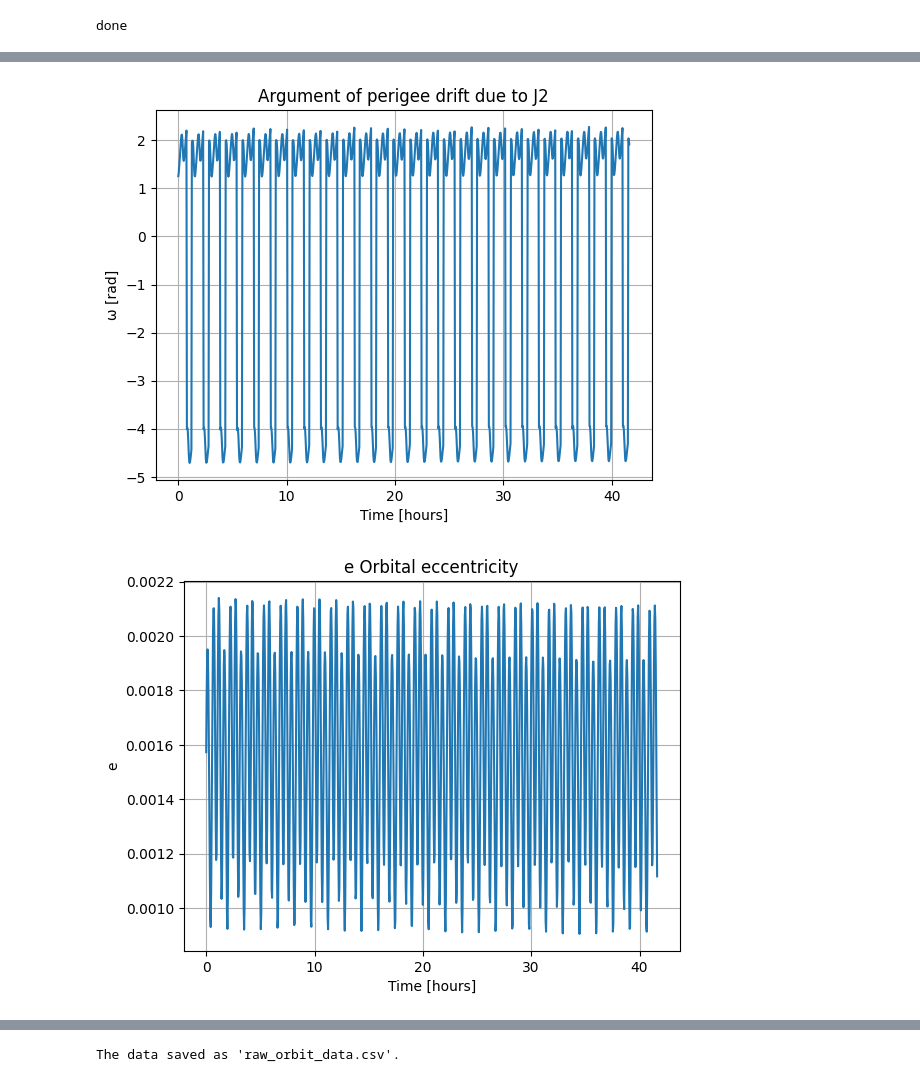
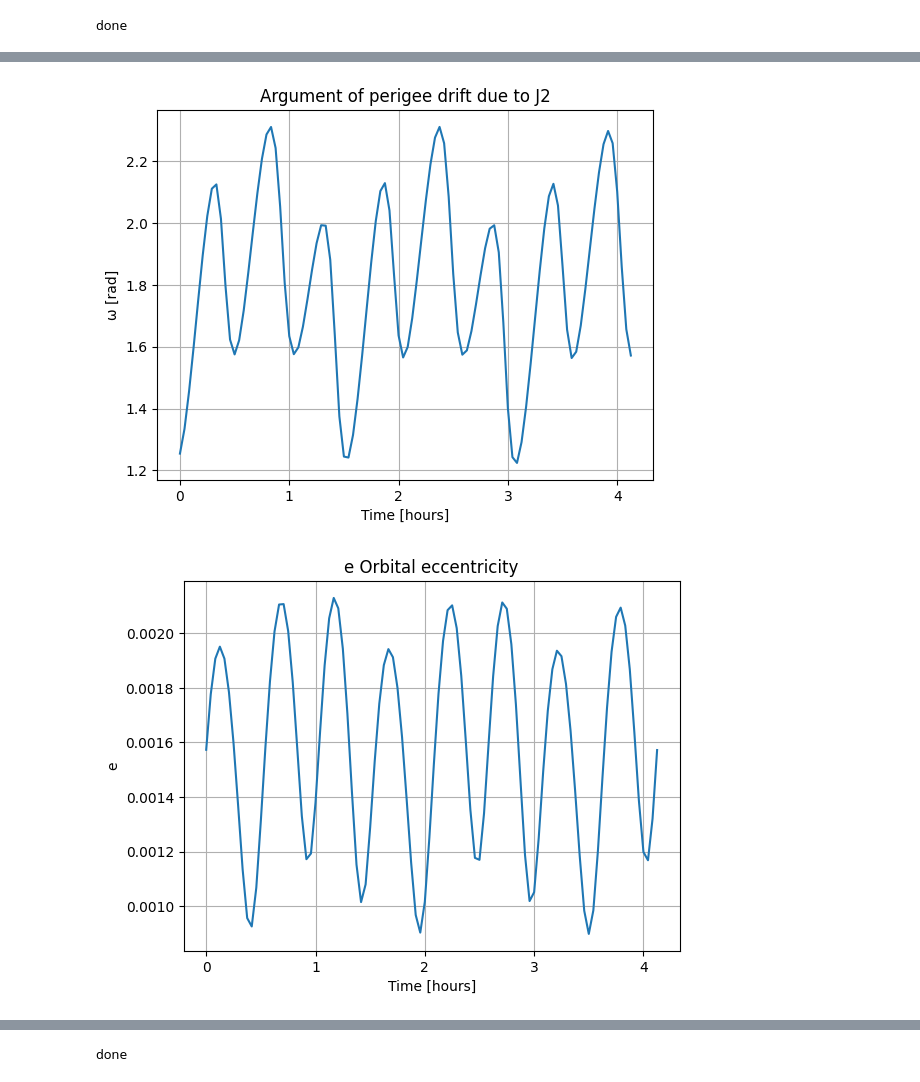
Before and after one commit to SS26-27-JMU-Praktikum-Koopman-EDMD/orekit-propagator, a Jupyter notebook: src/reference_propagator.ipynb, the cells around one changed output, grey strips where cells are left out. Cells and saved outputs as stored; diff of their text form; code cells hidden in the pictures.

Commit message:
EGM2008 was added. The data was split into training and prediction sets. The argument of perigee was constrained to the range of -π to π.

```diff
--- a/src/reference_propagator.ipynb
+++ b/src/reference_propagator.ipynb
@@ -85,7 +139,11 @@ from org.hipparchus.ode.nonstiff import DormandPrince853Integrator
 from org.orekit.propagation import SpacecraftState
 from org.orekit.orbits import OrbitType
 from org.orekit.utils import IERSConventions
-
+from org.orekit.forces.gravity import HolmesFeatherstoneAttractionModel
+from org.orekit.forces.gravity.potential import GravityFieldFactory
+from org.orekit.frames import ITRFVersion
+import numpy as np
+import matplotlib.pyplot as plt
 
 minStep = 0.001
 maxStep = 1000.0
@@ -103,11 +161,10 @@ propagator.setOrbitType(OrbitType.CARTESIAN)
 
 propagator.setInitialState(SpacecraftState(keplerianOrbit))
 
-from org.orekit.forces.gravity import HolmesFeatherstoneAttractionModel
-from org.orekit.forces.gravity.potential import GravityFieldFactory
-from org.orekit.frames import ITRFVersion
+degree = 20 # Latitude effect (such as J2, J3)
+order = 20  # Longitude effect
 
-provider = GravityFieldFactory.getNormalizedProvider(30, 0)
+provider = GravityFieldFactory.getNormalizedProvider(degree, order)
 
 earthFrame = FramesFactory.getITRF(
     IERSConventions.IERS_2010,
@@ -115,11 +172,12 @@ earthFrame = FramesFactory.getITRF(
 )
 
 # Gravitational Force Model
-gravity_force = HolmesFeatherstoneAttractionModel(earthFrame, provider)
+egm2008_gravity = HolmesFeatherstoneAttractionModel(earthFrame, provider)
 
-propagator.addForceModel(gravity_force)
+propagator.addForceModel(egm2008_gravity)
 
-import matplotlib.pyplot as plt
+N_base = 100 # Training data
+N_total = int(N_base * 1.5) # Prediction data
 
 times = []
 raan = []
@@ -129,7 +187,7 @@ e_list = []
 i_list = []
 v_list = []
 
-for k in range(1000):
+for k in range(N_total):
     t = k * 150.0  # 2.5 -minute steps
 
     state = propagator.propagate(dataAcquisitionDate.shiftedBy(t))
@@ -145,46 +203,51 @@ for k in range(1000):
     i_list.append(kepler.getI())
     v_list.append(kepler.getTrueAnomaly())
 
+omega_array = np.array(omega)
+omega_wrapped = np.arctan2(np.sin(omega_array), np.cos(omega_array))
+
 print("done")
 # %% [output]
 done
 # %%
-plt.plot(times, raan)
+times_plot = times[:N_base]
+
+plt.plot(times_plot, raan[:N_base])
 plt.title("RAAN drift due to J2")
 plt.xlabel("Time [hours]")
 plt.ylabel("RAAN [rad]")
 plt.grid()
 plt.show()
 
-plt.plot(times, a_list)
+plt.plot(times_plot, a_list[:N_base])
 plt.title("Semi-major axis (energy conservation check)")
 plt.xlabel("Time [hours]")
 plt.ylabel("a [m]")
 plt.grid()
 plt.show()
 
-plt.plot(times, omega)
+plt.plot(times_plot, omega_wrapped[:N_base])
 plt.title("Argument of perigee drift due to J2")
 plt.xlabel("Time [hours]")
 plt.ylabel("ω [rad]")
 plt.grid()
 plt.show()
 
-plt.plot(times, e_list)
+plt.plot(times_plot, e_list[:N_base])
 plt.title("e Orbital eccentricity")
 plt.xlabel("Time [hours]")
 plt.ylabel("e")
 plt.grid()
 plt.show()
 
-plt.plot(times, i_list)
+plt.plot(times_plot, i_list[:N_base])
 plt.title("Inclination")
 plt.xlabel("Time [hours]")
 plt.ylabel("i [rad]")
 plt.grid()
 plt.show()
 
-plt.plot(times, v_list)
+plt.plot(times_plot, v_list[:N_base])
 plt.title("True anomaly")
 plt.xlabel("Time [hours]")
 plt.ylabel("v [rad]")
@@ -196,2 +259,2 @@ plt.show()
-[figure, old version]
+[figure, new version]
-[figure, old version]
+[figure, new version]
@@ -201,12 +264,24 @@ plt.show()
 
 import pandas as pd
 
-df_raw = pd.DataFrame({
-    "t_hours": times, "a": a_list, "e": e_list,
-    "i": i_list, "omega": omega, "raan": raan, "v": v_list
+df_all = pd.DataFrame({
+    "t_hours": times,
+    "a": a_list,
+    "e": e_list,
+    "i": i_list,
+    "raan": raan,
+    "omega": omega_wrapped,
+    "v": v_list
 })
 
-df_raw.to_csv("raw_orbit_data.csv", index=False)
-print("The data saved as 'raw_orbit_data.csv'.")
+df_train = df_all.iloc[:N_base].copy()
+
+df_pred = df_all.iloc[N_base:].copy()
+
+# Dosyaları bir üst dizindeki data klasörüne kaydet
+df_train.to_csv("raw_orbit_data.csv", index=False)
+df_pred.to_csv("raw_prediction_data.csv", index=False)
+
+print("done")
 # %% [output]
-The data saved as 'raw_orbit_data.csv'.
+done
```
Also changed, not shown: parts of 2 cells of this notebook.
